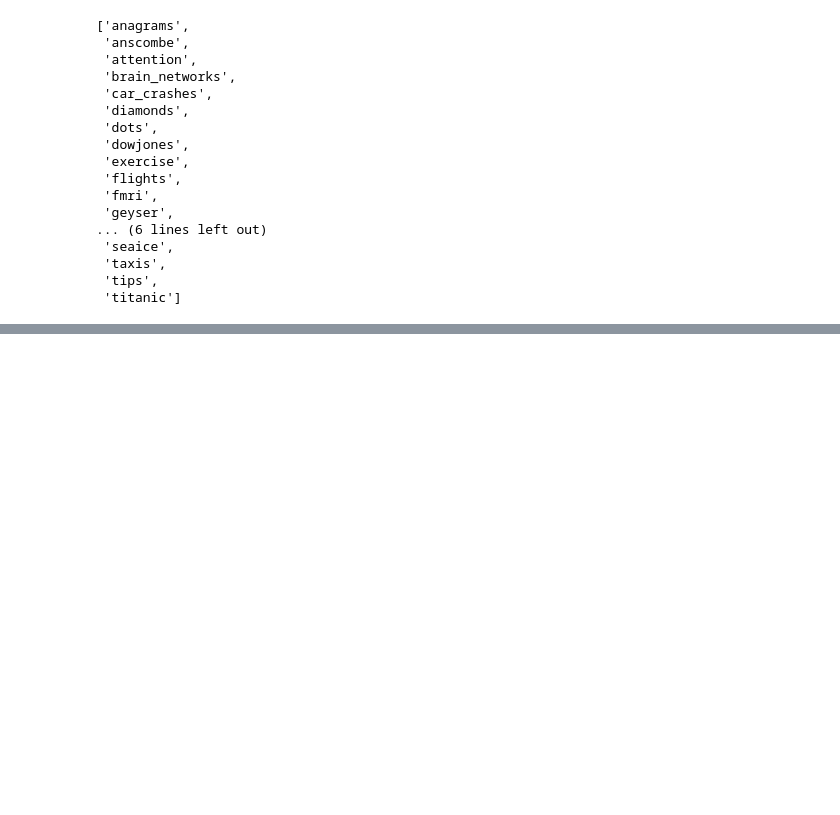
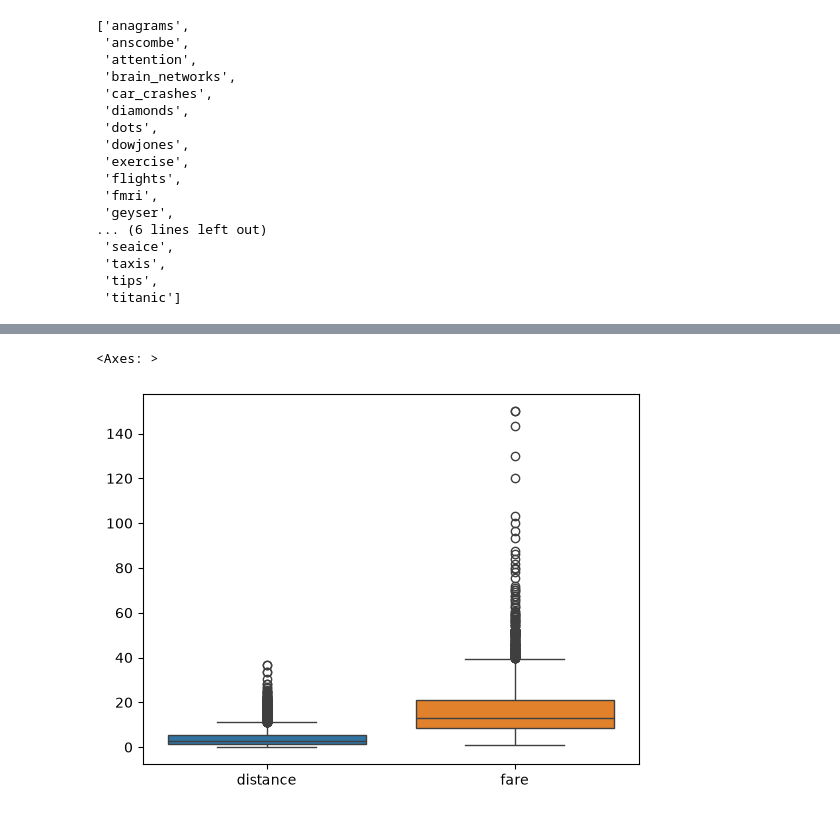
Before and after one commit to rabeyabasri05/fare_prediction, a Jupyter notebook: fare_prediction.ipynb, the cells around one changed output, grey strips where cells are left out. Cells and saved outputs as stored; diff of their text form; code cells hidden in the pictures; blank space fills up the shorter version.

```diff
--- a/fare_prediction.ipynb
+++ b/fare_prediction.ipynb
@@ -34,0 +114,5 @@ df.head()
+# %%
+sns.boxplot(df)
+# %% [output]
+<Axes: >
+[figure, added]
```
Also changed, not shown: parts of 18 cells of this notebook.
